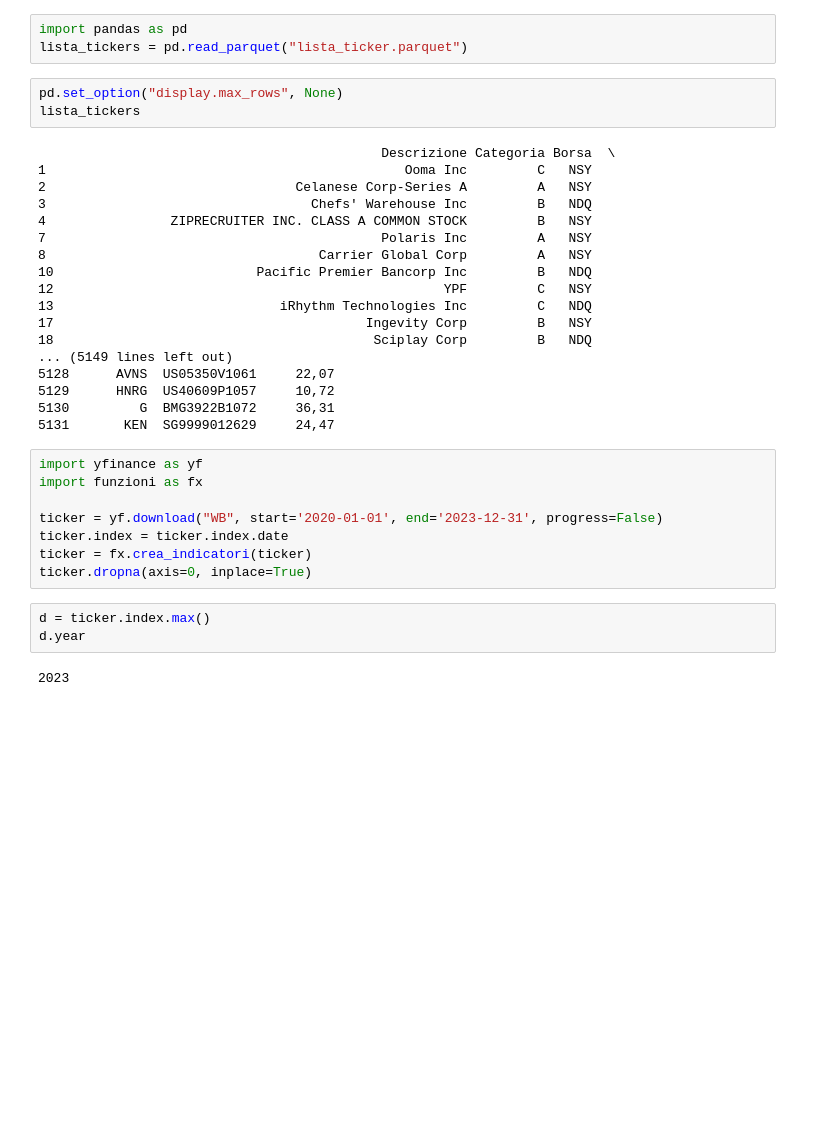
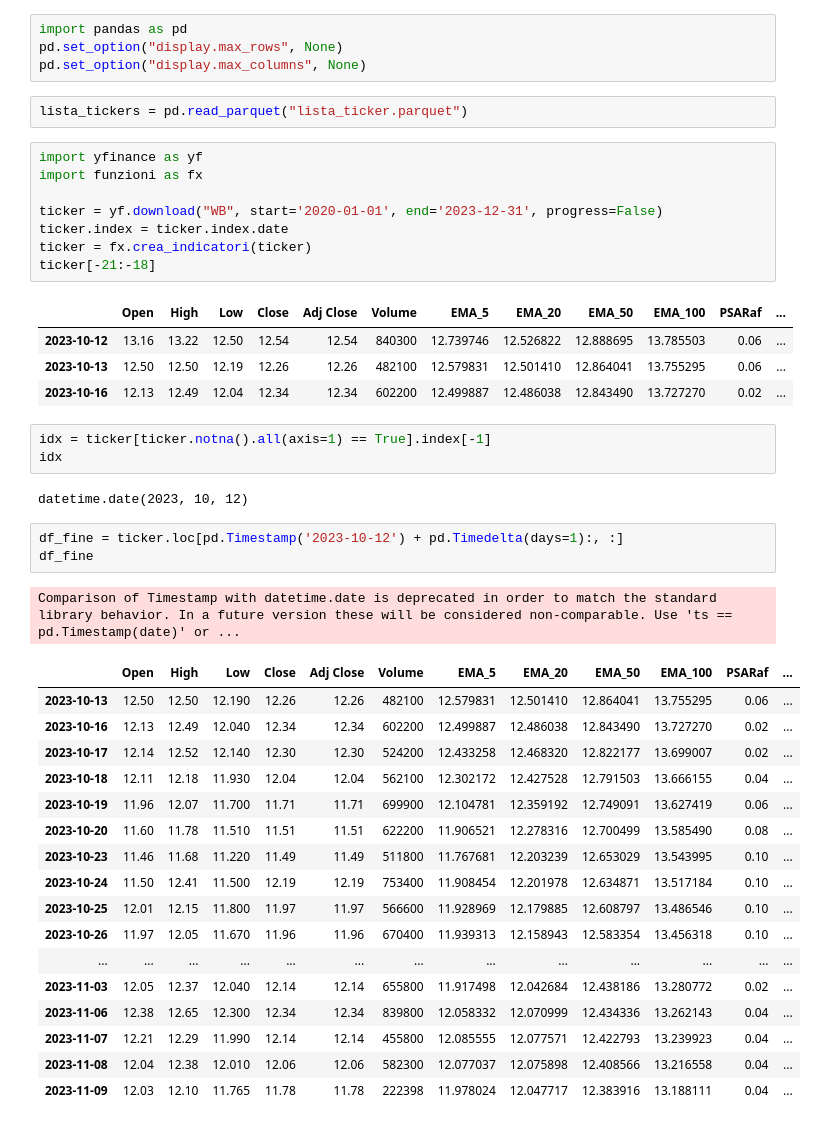
Before and after one commit to enricomarchi/Borsa, a Jupyter notebook: Untitled-1.ipynb, the cells around one changed output. Cells and saved outputs as stored; diff of their text form; blank space fills up the shorter version.

```diff
--- a/Untitled-1.ipynb
+++ b/Untitled-1.ipynb
@@ -1,27 +1,9 @@
+# %%
+import pandas as pd
+pd.set_option("display.max_rows", None)
+pd.set_option("display.max_columns", None)
 # %%
-import pandas as pd
 lista_tickers = pd.read_parquet("lista_ticker.parquet")
-# %%
-pd.set_option("display.max_rows", None)
-lista_tickers
-# %% [output]
-                                            Descrizione Categoria Borsa  \
-1                                              Ooma Inc         C   NSY
-2                                Celanese Corp-Series A         A   NSY
-3                                  Chefs' Warehouse Inc         B   NDQ
-4                ZIPRECRUITER INC. CLASS A COMMON STOCK         B   NSY
-7                                           Polaris Inc         A   NSY
-8                                   Carrier Global Corp         A   NSY
-10                          Pacific Premier Bancorp Inc         B   NDQ
-12                                                  YPF         C   NSY
-13                             iRhythm Technologies Inc         C   NDQ
-17                                        Ingevity Corp         B   NSY
-18                                         Sciplay Corp         B   NDQ
-... (5149 lines left out)
-5128      AVNS  US05350V1061     22,07
-5129      HNRG  US40609P1057     10,72
-5130         G  BMG3922B1072     36,31
-5131       KEN  SG9999012629     24,47
 # %%
 import yfinance as yf
 import funzioni as fx
@@ -29,9 +11,36 @@ import funzioni as fx
 ticker = yf.download("WB", start='2020-01-01', end='2023-12-31', progress=False)
 ticker.index = ticker.index.date
 ticker = fx.crea_indicatori(ticker)
-ticker.dropna(axis=0, inplace=True)
+ticker[-21:-18]
+# %% [output]
+|  | Open | High | Low | Close | Adj Close | Volume | EMA_5 | EMA_20 | EMA_50 | EMA_100 | PSARaf | ... |
+| 2023-10-12 | 13.16 | 13.22 | 12.50 | 12.54 | 12.54 | 840300 | 12.739746 | 12.526822 | 12.888695 | 13.785503 | 0.06 | ... |
+| 2023-10-13 | 12.50 | 12.50 | 12.19 | 12.26 | 12.26 | 482100 | 12.579831 | 12.501410 | 12.864041 | 13.755295 | 0.06 | ... |
+| 2023-10-16 | 12.13 | 12.49 | 12.04 | 12.34 | 12.34 | 602200 | 12.499887 | 12.486038 | 12.843490 | 13.727270 | 0.02 | ... |
-# %%
-d = ticker.index.max()
-d.year
-# %% [output]
-2023
+# %%
+idx = ticker[ticker.notna().all(axis=1) == True].index[-1]
+idx
+# %% [output]
+datetime.date(2023, 10, 12)
+# %%
+df_fine = ticker.loc[pd.Timestamp('2023-10-12') + pd.Timedelta(days=1):, :]
+df_fine
+# %% [output]
+Comparison of Timestamp with datetime.date is deprecated in order to match the standard library behavior. In a future version these will be considered non-comparable. Use 'ts == pd.Timestamp(date)' or ...
+|  | Open | High | Low | Close | Adj Close | Volume | EMA_5 | EMA_20 | EMA_50 | EMA_100 | PSARaf | ... |
+| 2023-10-13 | 12.50 | 12.50 | 12.190 | 12.26 | 12.26 | 482100 | 12.579831 | 12.501410 | 12.864041 | 13.755295 | 0.06 | ... |
+| 2023-10-16 | 12.13 | 12.49 | 12.040 | 12.34 | 12.34 | 602200 | 12.499887 | 12.486038 | 12.843490 | 13.727270 | 0.02 | ... |
+| 2023-10-17 | 12.14 | 12.52 | 12.140 | 12.30 | 12.30 | 524200 | 12.433258 | 12.468320 | 12.822177 | 13.699007 | 0.02 | ... |
+| 2023-10-18 | 12.11 | 12.18 | 11.930 | 12.04 | 12.04 | 562100 | 12.302172 | 12.427528 | 12.791503 | 13.666155 | 0.04 | ... |
+| 2023-10-19 | 11.96 | 12.07 | 11.700 | 11.71 | 11.71 | 699900 | 12.104781 | 12.359192 | 12.749091 | 13.627419 | 0.06 | ... |
+| 2023-10-20 | 11.60 | 11.78 | 11.510 | 11.51 | 11.51 | 622200 | 11.906521 | 12.278316 | 12.700499 | 13.585490 | 0.08 | ... |
+| 2023-10-23 | 11.46 | 11.68 | 11.220 | 11.49 | 11.49 | 511800 | 11.767681 | 12.203239 | 12.653029 | 13.543995 | 0.10 | ... |
+| 2023-10-24 | 11.50 | 12.41 | 11.500 | 12.19 | 12.19 | 753400 | 11.908454 | 12.201978 | 12.634871 | 13.517184 | 0.10 | ... |
+| 2023-10-25 | 12.01 | 12.15 | 11.800 | 11.97 | 11.97 | 566600 | 11.928969 | 12.179885 | 12.608797 | 13.486546 | 0.10 | ... |
+| 2023-10-26 | 11.97 | 12.05 | 11.670 | 11.96 | 11.96 | 670400 | 11.939313 | 12.158943 | 12.583354 | 13.456318 | 0.10 | ... |
+| ... | ... | ... | ... | ... | ... | ... | ... | ... | ... | ... | ... | ... |
+| 2023-11-03 | 12.05 | 12.37 | 12.040 | 12.14 | 12.14 | 655800 | 11.917498 | 12.042684 | 12.438186 | 13.280772 | 0.02 | ... |
+| 2023-11-06 | 12.38 | 12.65 | 12.300 | 12.34 | 12.34 | 839800 | 12.058332 | 12.070999 | 12.434336 | 13.262143 | 0.04 | ... |
+| 2023-11-07 | 12.21 | 12.29 | 11.990 | 12.14 | 12.14 | 455800 | 12.085555 | 12.077571 | 12.422793 | 13.239923 | 0.04 | ... |
+| 2023-11-08 | 12.04 | 12.38 | 12.010 | 12.06 | 12.06 | 582300 | 12.077037 | 12.075898 | 12.408566 | 13.216558 | 0.04 | ... |
+| 2023-11-09 | 12.03 | 12.10 | 11.765 | 11.78 | 11.78 | 222398 | 11.978024 | 12.047717 | 12.383916 | 13.188111 | 0.04 | ... |
```
Also changed, not shown: 2 other files.
